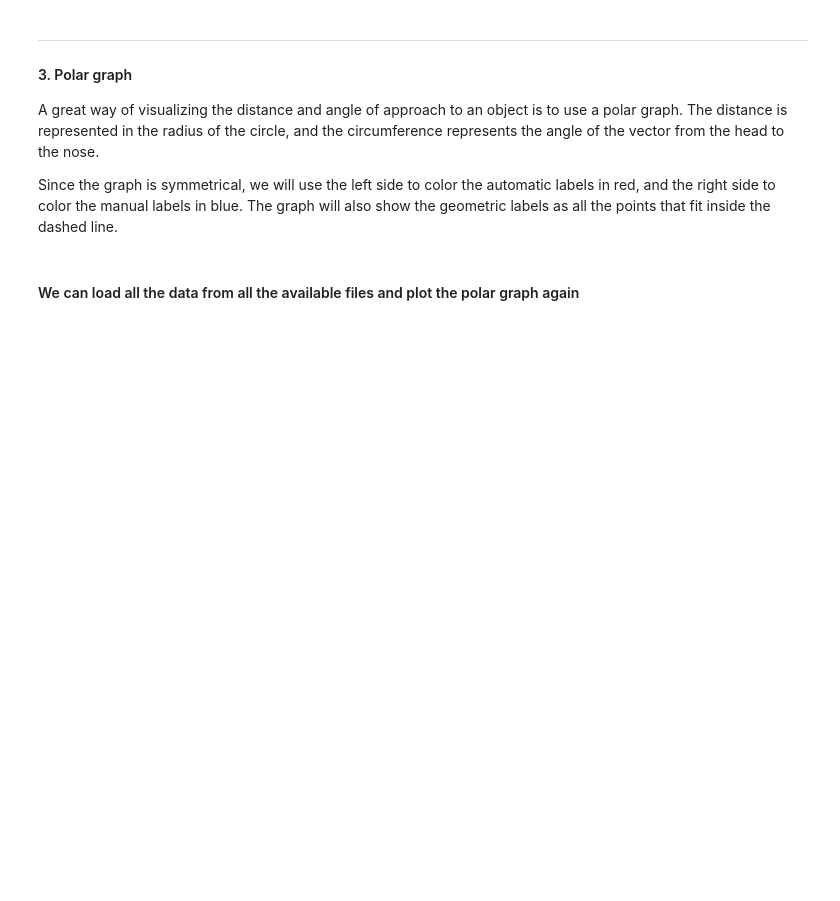
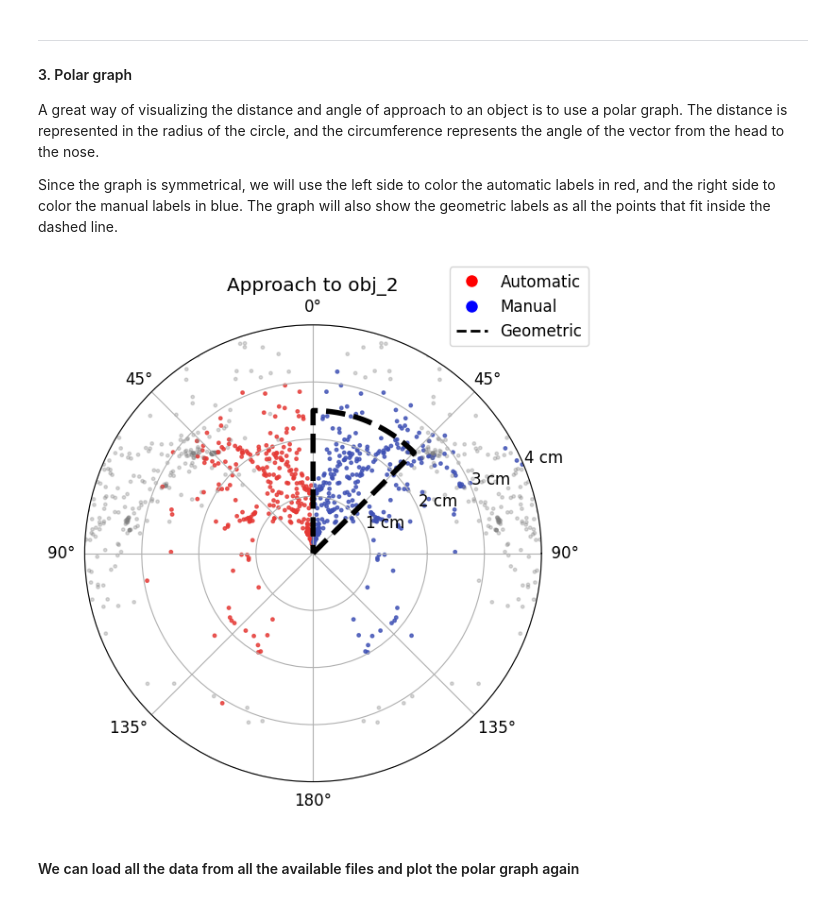
Before and after one commit to sdhers/RAINSTORM, a Jupyter notebook: 3b-Automatic_analysis.ipynb, the cells around one changed output. Cells and saved outputs as stored; diff of their text form; code cells hidden in the pictures; blank space fills up the shorter version.

```diff
--- a/3b-Automatic_analysis.ipynb
+++ b/3b-Automatic_analysis.ipynb
@@ -64,8 +84,10 @@ Since the graph is symmetrical, we will use the left side to color the automatic
 # %%
 # We can open a single example file and it's labels
 positions, manual_labels, geolabels, autolabels = rst.prepare_label_comparison(params, include_all=False)
 
-rst.polar_graph(params, positions, autolabels, manual_labels, target_name='obj_1')
+rst.polar_graph(params, positions, autolabels, manual_labels, target_name='obj_2')
+# %% [output]
+[figure, added]
 # %% [markdown]
 #### We can load all the data from all the available files and plot the polar graph again
 # %%
```
Also changed, not shown: parts of 5 cells of this notebook, 11 other files.
